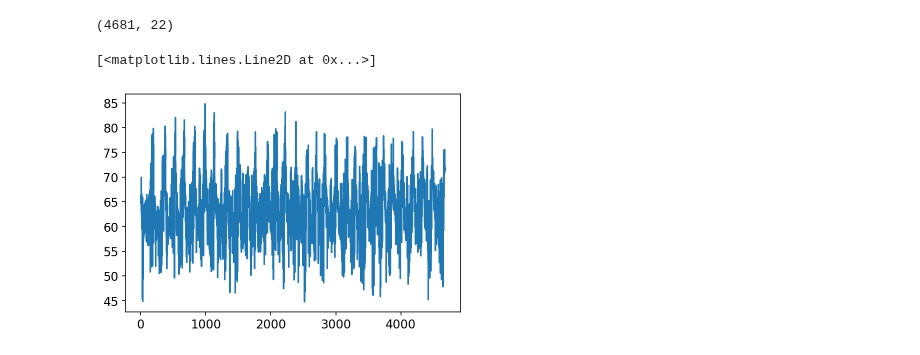
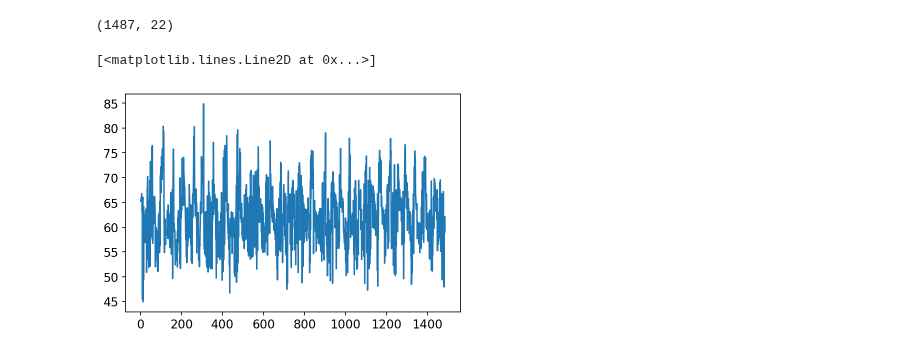
Before and after one commit to MehliyarSadiq/geoschem_simulations, a Jupyter notebook: inversion/satellite/oco-2/4.inversion.ipynb, the cells around one changed output. Drawn from its saved outputs; the diff is of its cells as text; code cells hidden in the pictures.

```diff
--- a/inversion/satellite/oco-2/4.inversion.ipynb
+++ b/inversion/satellite/oco-2/4.inversion.ipynb
@@ -21,14 +21,17 @@ import pandas as pd
 from gamap_colormap import WhGrYlRd  # import the "WhGrYlRd" variable from my custom Python script
 # %%
 name_month = 'Mar' # Jan, Feb, Mar
-imonth = 3 # 1,2,3
+imonth     =  3    # 1,2,3
+mode       = 'N'  # 'N': Nadir or 'NG': Nadir + Glint
 # %%
 input_directory = '/geos/u73/msadiq/GEOS-Chem/analysis/python/data/'
 output_directory = input_directory
-delta_y0_file = 'delta_y0_model_' + name_month + '.nc'
-xco2_file = 'XCO2_mod_and_oco2_' + name_month + '.nc'
 
-# Name of output netCDF file
-output_file = 'posterior.nc'
+if mode == 'N':
+    delta_y0_file = 'delta_y0_model_N_' + name_month + '.nc'
+    xco2_file = 'XCO2_mod_and_oco2_N_' + name_month + '.nc'
+else:
+    delta_y0_file = 'delta_y0_model_' + name_month + '.nc'
+    xco2_file = 'XCO2_mod_and_oco2_' + name_month + '.nc'
 # %%
 ds_delta_y0 = xr.open_dataset(input_directory + delta_y0_file)
@@ -66,9 +84,9 @@ for itag in range(22):
     name_var = 'X_SpeciesConc_CO2Tag' + str(itag+1)
     del_Y_matrix[:,itag] = ds_delta_y0[name_var][ind].values
 # %% [output]
-(4681, 22)
+(1487, 22)
 # %%
-plt.plot(del_Y_matrix[:,10])
+plt.plot(del_Y_matrix[:,5])
 # %% [output]
 [<matplotlib.lines.Line2D at 0x...>]
-[figure, old version]
+[figure, new version]
```
Also changed, not shown: parts of 16 cells of this notebook, 5 other files.
